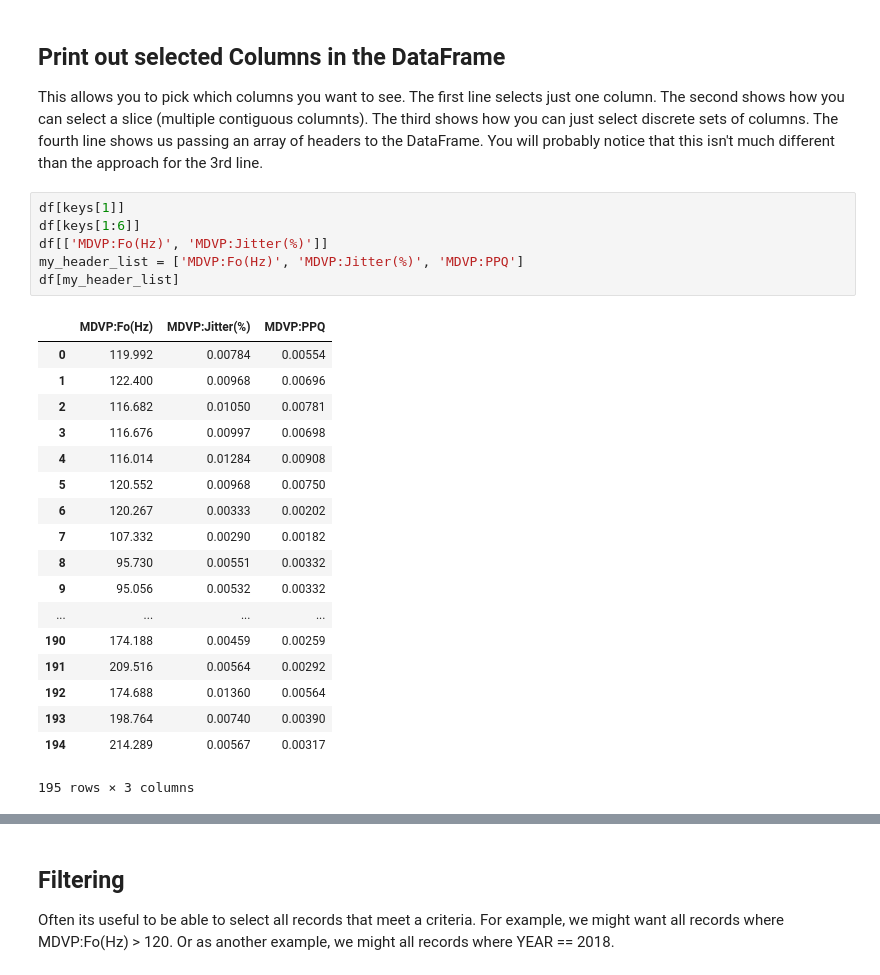
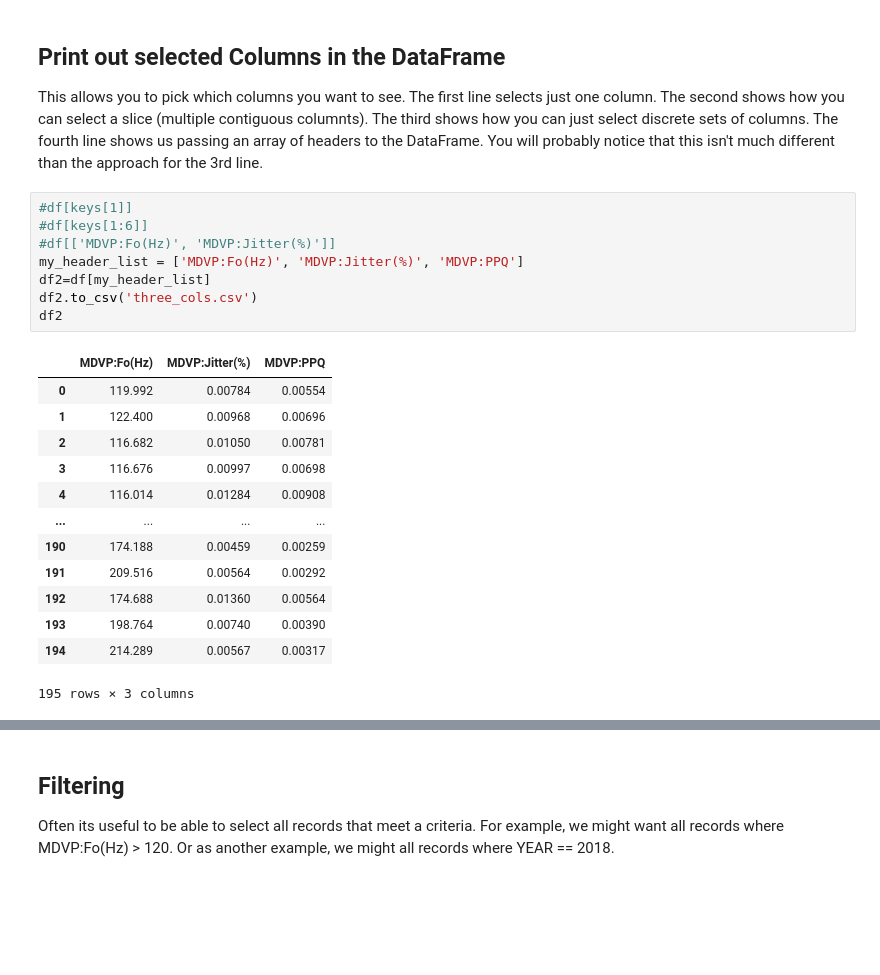
Before and after one commit to todnewman/coe_training, a Jupyter notebook: Basic_Data_Engineering.ipynb, the cells around one changed output, grey strips where cells are left out. Saved outputs shown, nothing was run; the diff lists cells and outputs as text; blank space fills up the shorter version.

```diff
--- a/Basic_Data_Engineering.ipynb
+++ b/Basic_Data_Engineering.ipynb
@@ -167,23 +187,20 @@ Index(['MDVP:Fo(Hz)', 'MDVP:Fhi(Hz)', 'MDVP:Flo(Hz)', 'MDVP:Jitter(%)',
 
 This allows you to pick which columns you want to see.  The first line selects just one column.  The second shows how you can select a slice (multiple contiguous columnts). The third shows how you can just select discrete sets of columns.  The fourth line shows us passing an array of headers to the DataFrame.  You will probably notice that this isn't much different than the approach for the 3rd line.
 # %%
-df[keys[1]]
-df[keys[1:6]]
-df[['MDVP:Fo(Hz)', 'MDVP:Jitter(%)']]
+#df[keys[1]]
+#df[keys[1:6]]
+#df[['MDVP:Fo(Hz)', 'MDVP:Jitter(%)']]
 my_header_list = ['MDVP:Fo(Hz)', 'MDVP:Jitter(%)', 'MDVP:PPQ']
-df[my_header_list]
+df2=df[my_header_list]
+df2.to_csv('three_cols.csv')
+df2
 # %% [output]
 |  | MDVP:Fo(Hz) | MDVP:Jitter(%) | MDVP:PPQ |
 | 0 | 119.992 | 0.00784 | 0.00554 |
 | 1 | 122.400 | 0.00968 | 0.00696 |
 | 2 | 116.682 | 0.01050 | 0.00781 |
 | 3 | 116.676 | 0.00997 | 0.00698 |
 | 4 | 116.014 | 0.01284 | 0.00908 |
-| 5 | 120.552 | 0.00968 | 0.00750 |
-| 6 | 120.267 | 0.00333 | 0.00202 |
-| 7 | 107.332 | 0.00290 | 0.00182 |
-| 8 | 95.730 | 0.00551 | 0.00332 |
-| 9 | 95.056 | 0.00532 | 0.00332 |
 | ... | ... | ... | ... |
 | 190 | 174.188 | 0.00459 | 0.00259 |
 | 191 | 209.516 | 0.00564 | 0.00292 |
```
Also changed, not shown: parts of 46 cells of this notebook.
